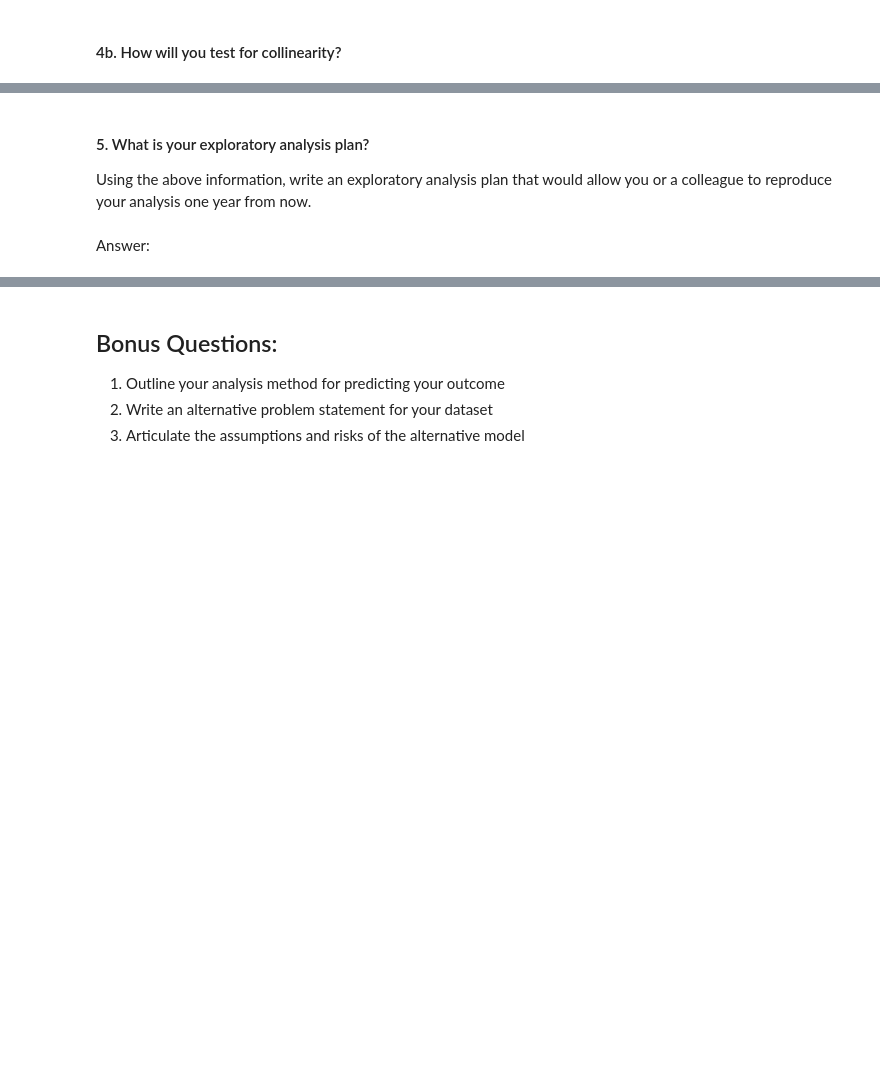
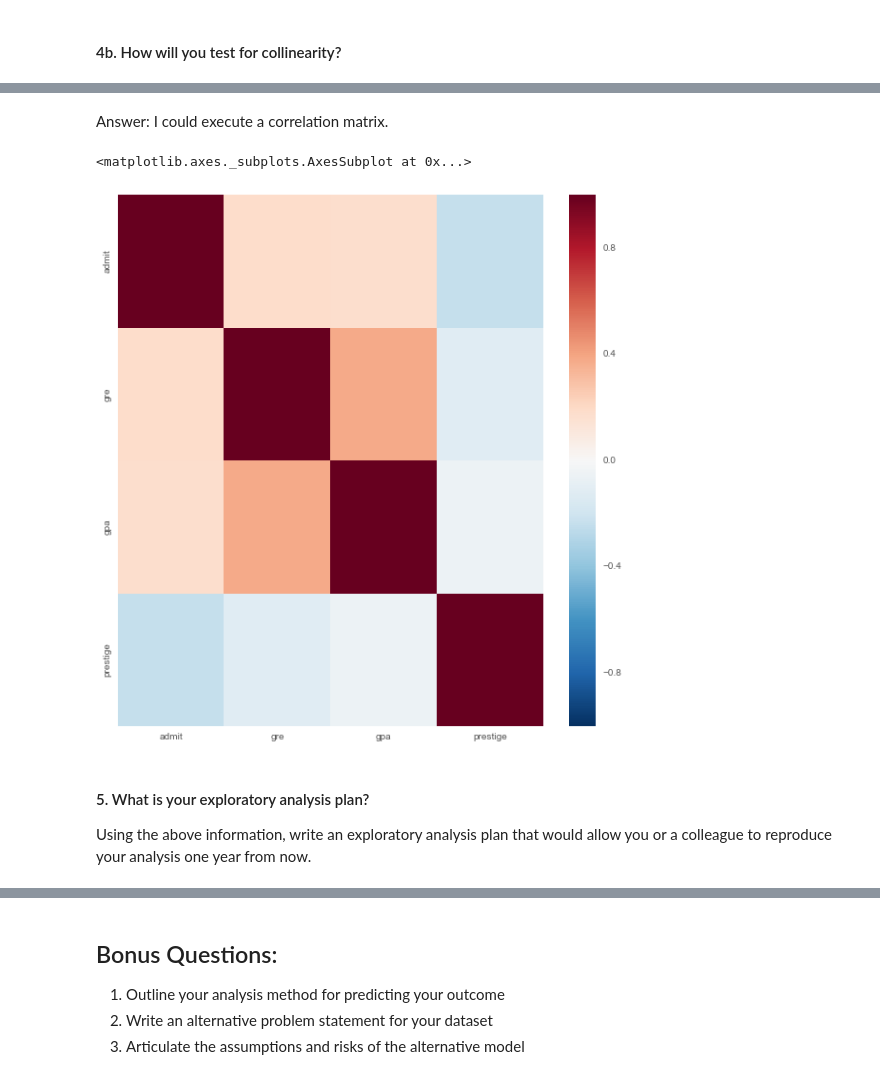
Before and after one commit to nicolairobles/DAT-NYC-37, a Jupyter notebook: MY_REPO/projects/unit-projects/project-1/starter-code/project1-starter.ipynb, the cells around one changed output, grey strips where cells are left out. Saved outputs shown, nothing was run; the diff lists cells and outputs as text; code cells hidden in the pictures; blank space fills up the shorter version.

```diff
--- a/MY_REPO/projects/unit-projects/project-1/starter-code/project1-starter.ipynb
+++ b/MY_REPO/projects/unit-projects/project-1/starter-code/project1-starter.ipynb
@@ -112,5 +128,12 @@ Answer:
+# %% [markdown]
+Answer: I could execute a correlation matrix.
+# %%
+plt.figure(figsize=(10, 10))
+
+sns.heatmap(df.corr())
+# %% [output]
+<matplotlib.axes._subplots.AxesSubplot at 0x...>
+[figure, added]
 # %% [markdown]
 #### 5. What is your exploratory analysis plan?
 Using the above information, write an exploratory analysis plan that would allow you or a colleague to reproduce your analysis one year from now.
-# %% [markdown]
-Answer:
```
Also changed, not shown: parts of 19 cells of this notebook, 12 other files.
